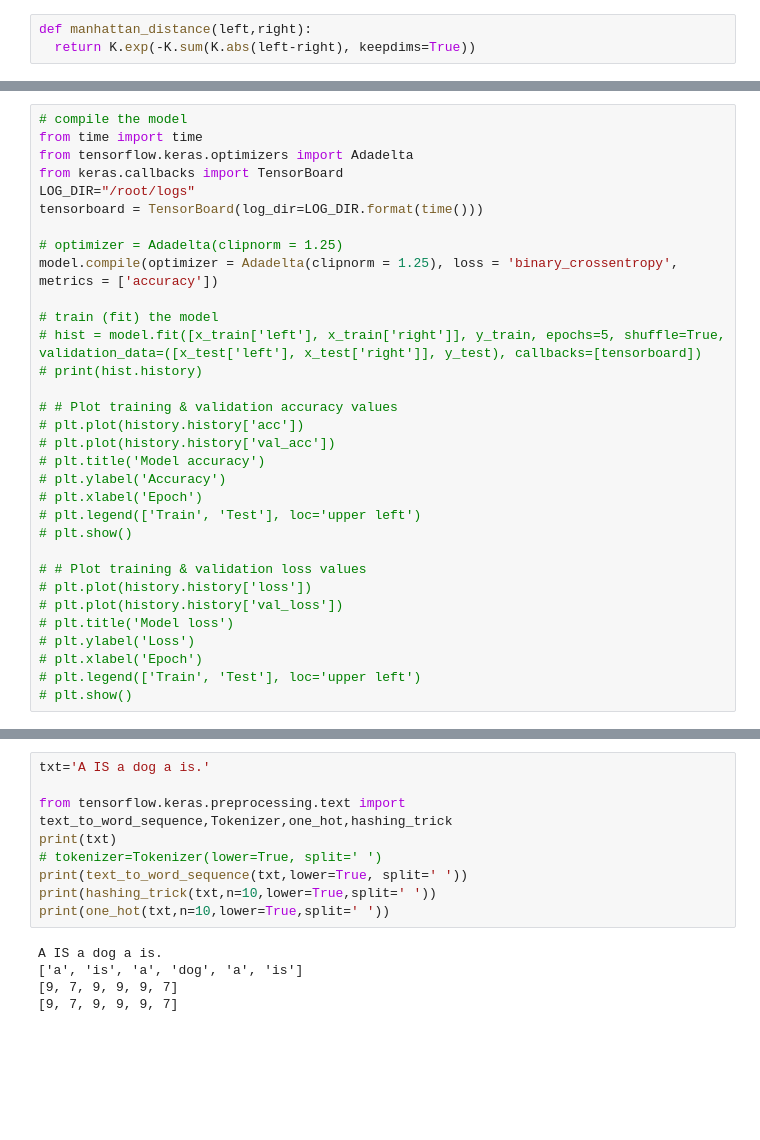
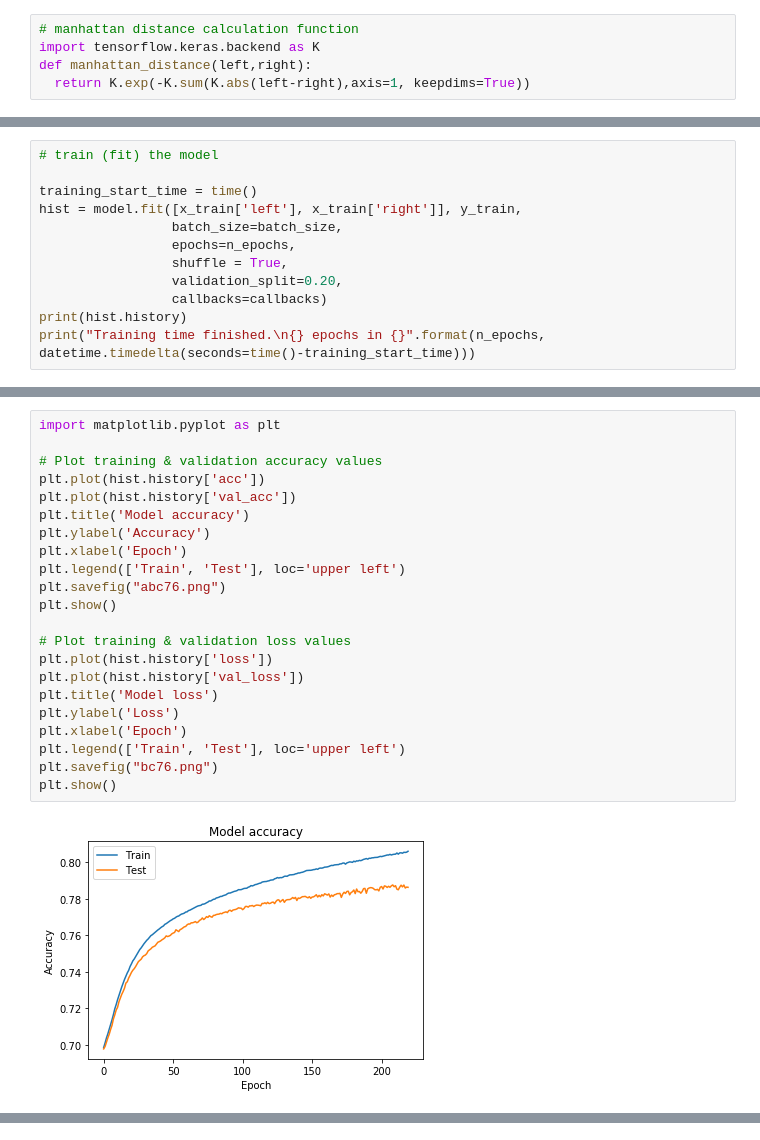
Before and after one commit to MohitDhungana/duplicate_question_detection, a Jupyter notebook: DQD_mohit.ipynb, the cells around one changed output, grey strips where cells are left out. Saved outputs shown, nothing was run; the diff lists cells and outputs as text; blank space fills up the shorter version.

Commit message:
val_acc=78.86%; trained on 220 epochs using biLSTM; tweaked lstm size; added early stopping and modelcheckpoint

```diff
--- a/DQD_mohit.ipynb
+++ b/DQD_mohit.ipynb
@@ -124,4 +215,6 @@ y_test=y_test.values
 # %%
+# manhattan distance calculation function
+import tensorflow.keras.backend as K
 def manhattan_distance(left,right):
-  return K.exp(-K.sum(K.abs(left-right), keepdims=True))
+  return K.exp(-K.sum(K.abs(left-right),axis=1, keepdims=True))
 # %%
@@ -197,0 +306,12 @@ None
+# %%
+# train (fit) the model
+
+training_start_time = time()
+hist = model.fit([x_train['left'], x_train['right']], y_train,
+                 batch_size=batch_size,
+                 epochs=n_epochs,
+                 shuffle = True,
+                 validation_split=0.20,
+                 callbacks=callbacks)
+print(hist.history)
+print("Training time finished.\n{} epochs in {}".format(n_epochs, datetime.timedelta(seconds=time()-training_start_time)))
@@ -198,32 +336,24 @@ None
 # %%
-# compile the model
-from time import time
-from tensorflow.keras.optimizers import Adadelta
-from keras.callbacks import TensorBoard
-LOG_DIR="/root/logs"
-tensorboard = TensorBoard(log_dir=LOG_DIR.format(time()))
+import matplotlib.pyplot as plt
 
-# optimizer = Adadelta(clipnorm = 1.25)
-model.compile(optimizer = Adadelta(clipnorm = 1.25), loss = 'binary_crossentropy', metrics = ['accuracy'])
+# Plot training & validation accuracy values
+plt.plot(hist.history['acc'])
+plt.plot(hist.history['val_acc'])
+plt.title('Model accuracy')
+plt.ylabel('Accuracy')
+plt.xlabel('Epoch')
+plt.legend(['Train', 'Test'], loc='upper left')
+plt.savefig("abc76.png")
+plt.show()
 
-# train (fit) the model
-# hist = model.fit([x_train['left'], x_train['right']], y_train, epochs=5, shuffle=True, validation_data=([x_test['left'], x_test['right']], y_test), callbacks=[tensorboard])
-# print(hist.history)
-
-# # Plot training & validation accuracy values
-# plt.plot(history.history['acc'])
-# plt.plot(history.history['val_acc'])
-# plt.title('Model accuracy')
-# plt.ylabel('Accuracy')
-# plt.xlabel('Epoch')
-# plt.legend(['Train', 'Test'], loc='upper left')
-# plt.show()
-
-# # Plot training & validation loss values
-# plt.plot(history.history['loss'])
-# plt.plot(history.history['val_loss'])
-# plt.title('Model loss')
-# plt.ylabel('Loss')
-# plt.xlabel('Epoch')
-# plt.legend(['Train', 'Test'], loc='upper left')
-# plt.show()
+# Plot training & validation loss values
+plt.plot(hist.history['loss'])
+plt.plot(hist.history['val_loss'])
+plt.title('Model loss')
+plt.ylabel('Loss')
+plt.xlabel('Epoch')
+plt.legend(['Train', 'Test'], loc='upper left')
+plt.savefig("bc76.png")
+plt.show()
+# %% [output]
+[figure, added]
@@ -230,14 +360,0 @@ model.compile(optimizer = Adadelta(clipnorm = 1.25), loss = 'binary_crossentropy
-# %%
-txt='A IS a dog a is.'
-
-from tensorflow.keras.preprocessing.text import text_to_word_sequence,Tokenizer,one_hot,hashing_trick
-print(txt)
-# tokenizer=Tokenizer(lower=True, split=' ')
-print(text_to_word_sequence(txt,lower=True, split=' '))
-print(hashing_trick(txt,n=10,lower=True,split=' '))
-print(one_hot(txt,n=10,lower=True,split=' '))
-# %% [output]
-A IS a dog a is.
-['a', 'is', 'a', 'dog', 'a', 'is']
-[9, 7, 9, 9, 9, 7]
-[9, 7, 9, 9, 9, 7]
```
Also changed, not shown: parts of 32 cells of this notebook.
